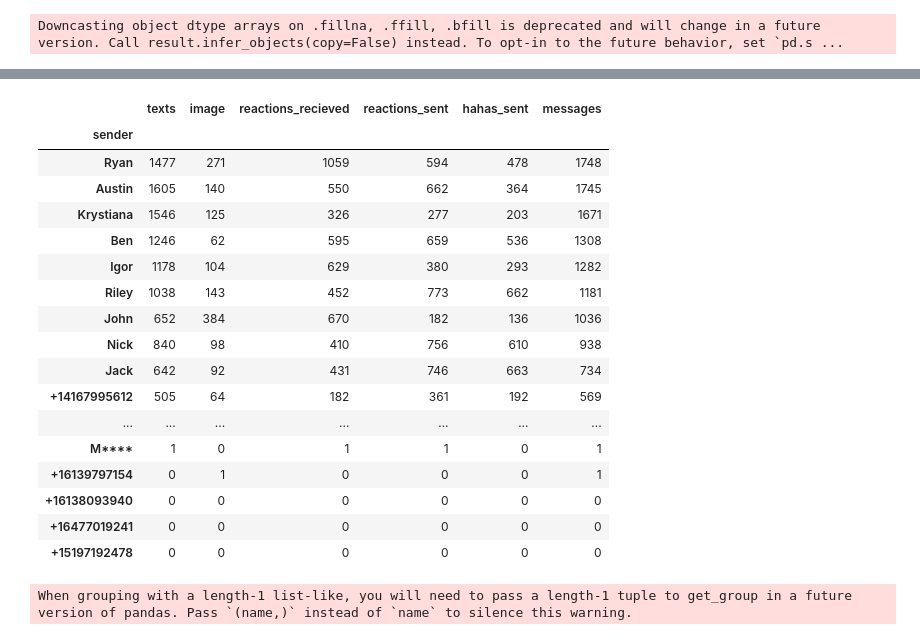
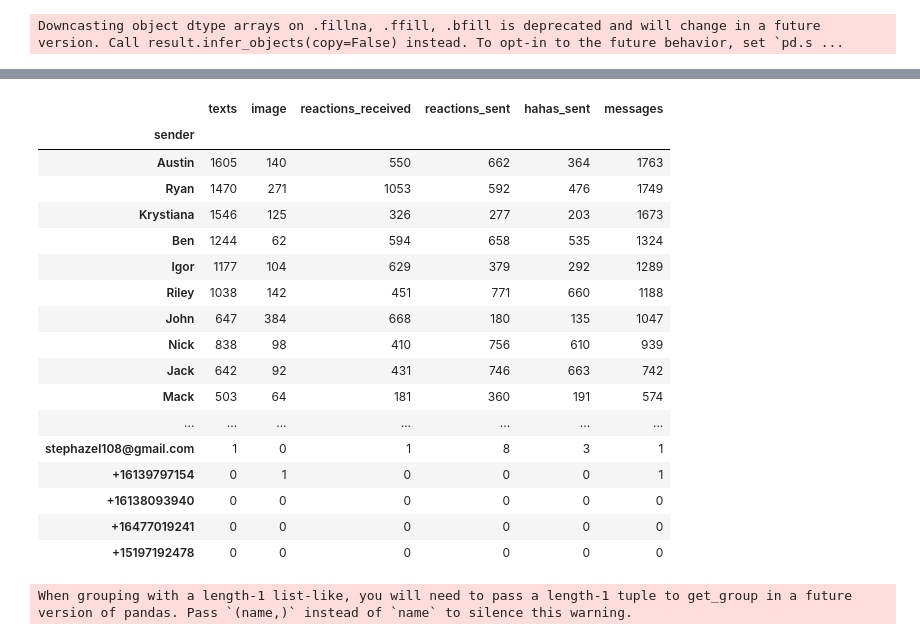
Before and after one commit to taipeik9/john-hole, a Jupyter notebook: john-hole.ipynb, the cells around one changed output, grey strips where cells are left out. Drawn from its saved outputs; the diff is of its cells as text; code cells hidden in the pictures.

```diff
--- a/john-hole.ipynb
+++ b/john-hole.ipynb
@@ -144,14 +140,16 @@ senders = {
     '+16133559273' : 'Igor',
     '+16475754548' : 'Nicole',
     '+16137628867' : 'Mel',
+    'melaniesmyth13@gmail.com' : 'Mel',
     'gregorynip@icloud.com' : 'Greg',
     'edenkettleson@gmail.com' : 'Eden',
     '+12368865666' : 'Eden',
     '+16474591137' : 'Krystiana',
     '+14163054266' : 'Austin',
     'ryanmatson18@gmail.com' : 'Ryan',
-    '+16134004076' : 'Nick'
+    '+16134004076' : 'Nick',
+    '+14167995612' : 'Mack',
 }
 # %%
-df['reactions_recieved'] = df['reactions'].apply(lambda x : len(x))
+df['reactions_received'] = df['reactions'].apply(lambda x : len(x))
 # %%
@@ -175,9 +173,9 @@ df['sender'] = df['sender_number'].replace(senders)
 # %%
 text_count = df.groupby('sender').count().sort_values(by='texts', ascending=False)
 # %%
-text_count['reactions_recieved'] = df.groupby('sender').sum()['reactions_recieved']
+text_count['reactions_received'] = df.groupby('sender').sum()['reactions_received']
 # %%
-text_count['messages'] = text_count['texts'] + text_count['image']
+text_count['messages'] = text_count['texts'] + text_count['image'] + text_count['video']
 text_count = text_count.sort_values(by='messages', ascending=False)
 # %%
 # Tommy reacted but did not send any messages
@@ -256,20 +254,20 @@ Name: reactions, Length: 13709, dtype: object
 # %%
-text_count[['texts', 'image', 'reactions_recieved', 'reactions_sent', 'hahas_sent', 'messages']]
+text_count[['texts', 'image', 'reactions_received', 'reactions_sent', 'hahas_sent', 'messages']]
 # %% [output]
-|  | texts | image | reactions_recieved | reactions_sent | hahas_sent | messages |
+|  | texts | image | reactions_received | reactions_sent | hahas_sent | messages |
 | sender |  |  |  |  |  |  |
-| Ryan | 1477 | 271 | 1059 | 594 | 478 | 1748 |
-| Austin | 1605 | 140 | 550 | 662 | 364 | 1745 |
-| Krystiana | 1546 | 125 | 326 | 277 | 203 | 1671 |
-| Ben | 1246 | 62 | 595 | 659 | 536 | 1308 |
-| Igor | 1178 | 104 | 629 | 380 | 293 | 1282 |
-| Riley | 1038 | 143 | 452 | 773 | 662 | 1181 |
-| John | 652 | 384 | 670 | 182 | 136 | 1036 |
-| Nick | 840 | 98 | 410 | 756 | 610 | 938 |
-| Jack | 642 | 92 | 431 | 746 | 663 | 734 |
-| +14167995612 | 505 | 64 | 182 | 361 | 192 | 569 |
+| Austin | 1605 | 140 | 550 | 662 | 364 | 1763 |
+| Ryan | 1470 | 271 | 1053 | 592 | 476 | 1749 |
+| Krystiana | 1546 | 125 | 326 | 277 | 203 | 1673 |
+| Ben | 1244 | 62 | 594 | 658 | 535 | 1324 |
+| Igor | 1177 | 104 | 629 | 379 | 292 | 1289 |
+| Riley | 1038 | 142 | 451 | 771 | 660 | 1188 |
+| John | 647 | 384 | 668 | 180 | 135 | 1047 |
+| Nick | 838 | 98 | 410 | 756 | 610 | 939 |
+| Jack | 642 | 92 | 431 | 746 | 663 | 742 |
+| Mack | 503 | 64 | 181 | 360 | 191 | 574 |
 | ... | ... | ... | ... | ... | ... | ... |
-| M**** | 1 | 0 | 1 | 1 | 0 | 1 |
+| stephazel108@gmail.com | 1 | 0 | 1 | 8 | 3 | 1 |
 | +16139797154 | 0 | 1 | 0 | 0 | 0 | 1 |
 | +16138093940 | 0 | 0 | 0 | 0 | 0 | 0 |
 | +16477019241 | 0 | 0 | 0 | 0 | 0 | 0 |
```
Also changed, not shown: parts of 53 cells of this notebook.
